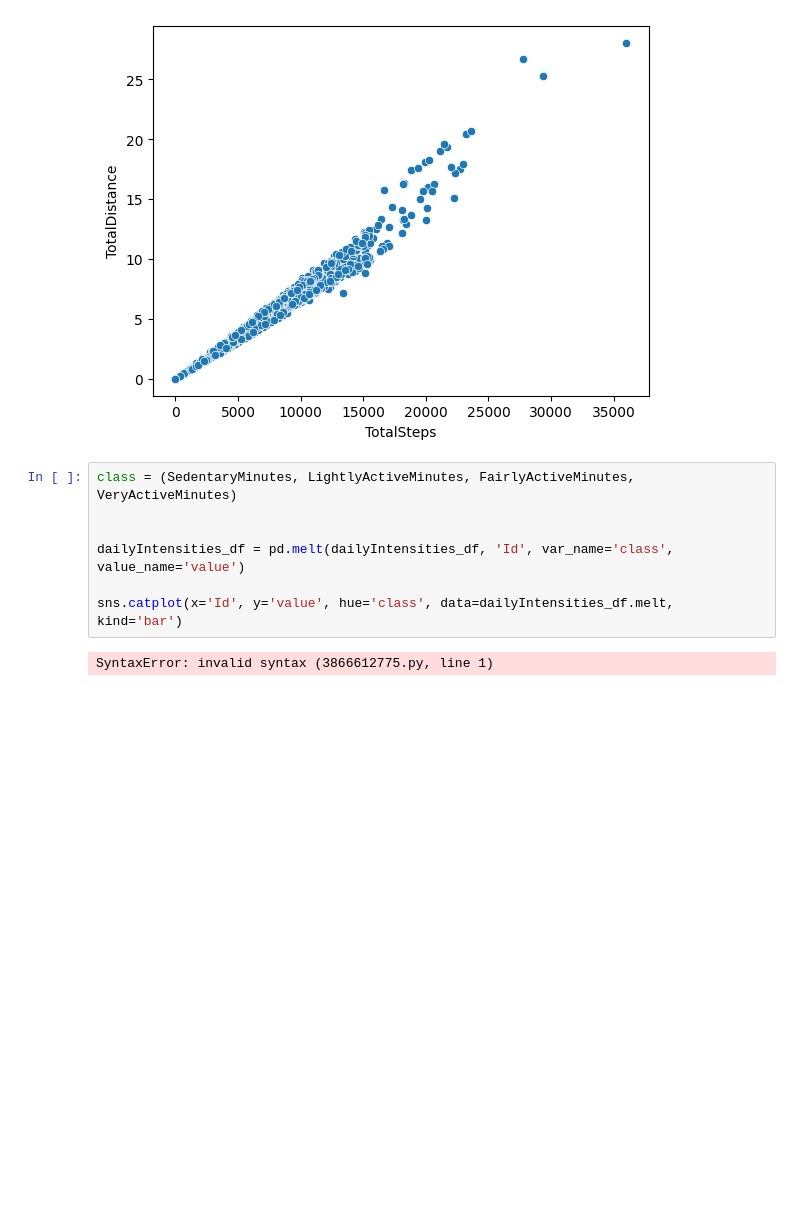
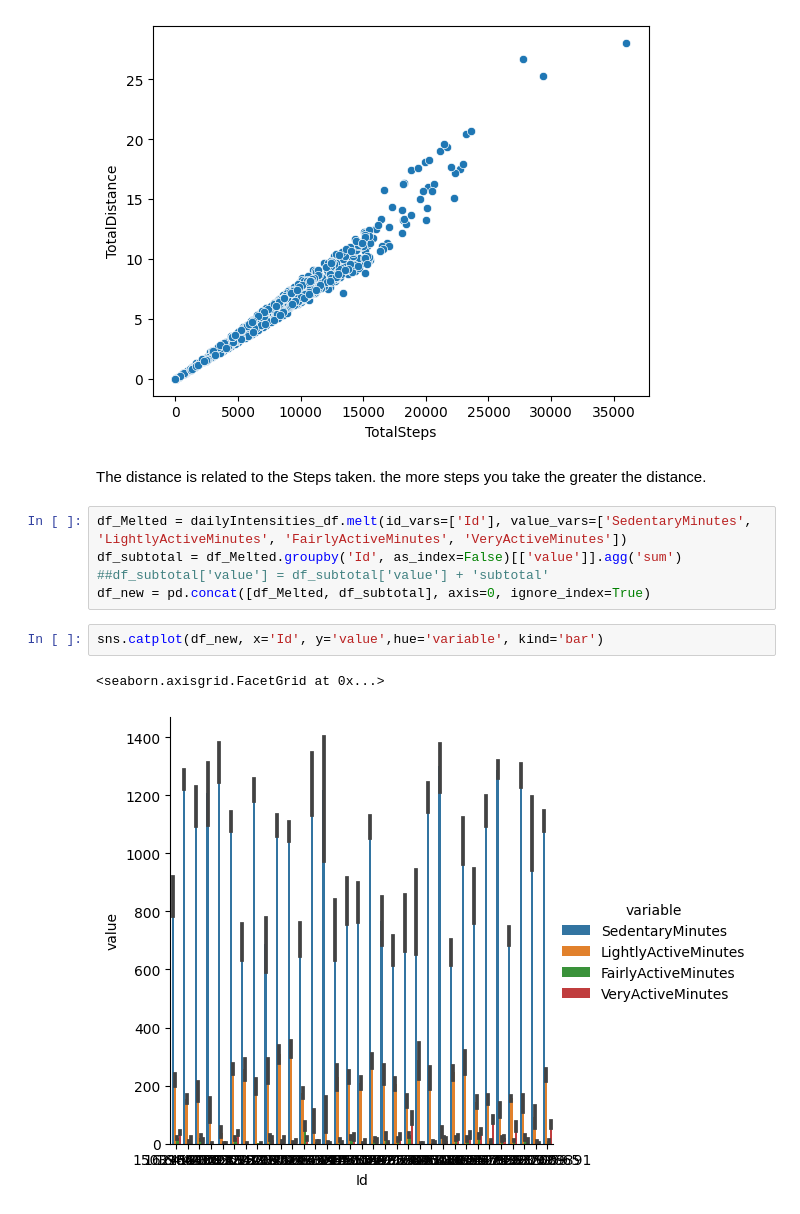
Before and after one commit to estelleariane/bellabeat-case, a Jupyter notebook: analysis.ipynb, the cells around one changed output. Cells and saved outputs as stored; diff of their text form; blank space fills up the shorter version.

```diff
--- a/analysis.ipynb
+++ b/analysis.ipynb
@@ -225,12 +225,15 @@ sns.scatterplot(x=dailyActivity_df['TotalSteps'],
 # %% [output]
 <Axes: xlabel='TotalSteps', ylabel='TotalDistance'>
 [figure]
-# %%
-class = (SedentaryMinutes, LightlyActiveMinutes, FairlyActiveMinutes, VeryActiveMinutes)
-
-
-dailyIntensities_df = pd.melt(dailyIntensities_df, 'Id', var_name='class', value_name='value')
-
-sns.catplot(x='Id', y='value', hue='class', data=dailyIntensities_df.melt, kind='bar')
-# %% [output]
-SyntaxError: invalid syntax (3866612775.py, line 1)
+# %% [markdown]
+ The distance is related to the Steps taken. the more steps you take the greater the distance.
+# %%
+df_Melted = dailyIntensities_df.melt(id_vars=['Id'], value_vars=['SedentaryMinutes', 'LightlyActiveMinutes', 'FairlyActiveMinutes', 'VeryActiveMinutes'])
+df_subtotal = df_Melted.groupby('Id', as_index=False)[['value']].agg('sum')
+##df_subtotal['value'] = df_subtotal['value'] + 'subtotal'
+df_new = pd.concat([df_Melted, df_subtotal], axis=0, ignore_index=True)
+# %%
+sns.catplot(df_new, x='Id', y='value',hue='variable', kind='bar')
+# %% [output]
+<seaborn.axisgrid.FacetGrid at 0x...>
+[figure, added]
```
Also changed, not shown: parts of 6 cells of this notebook.
